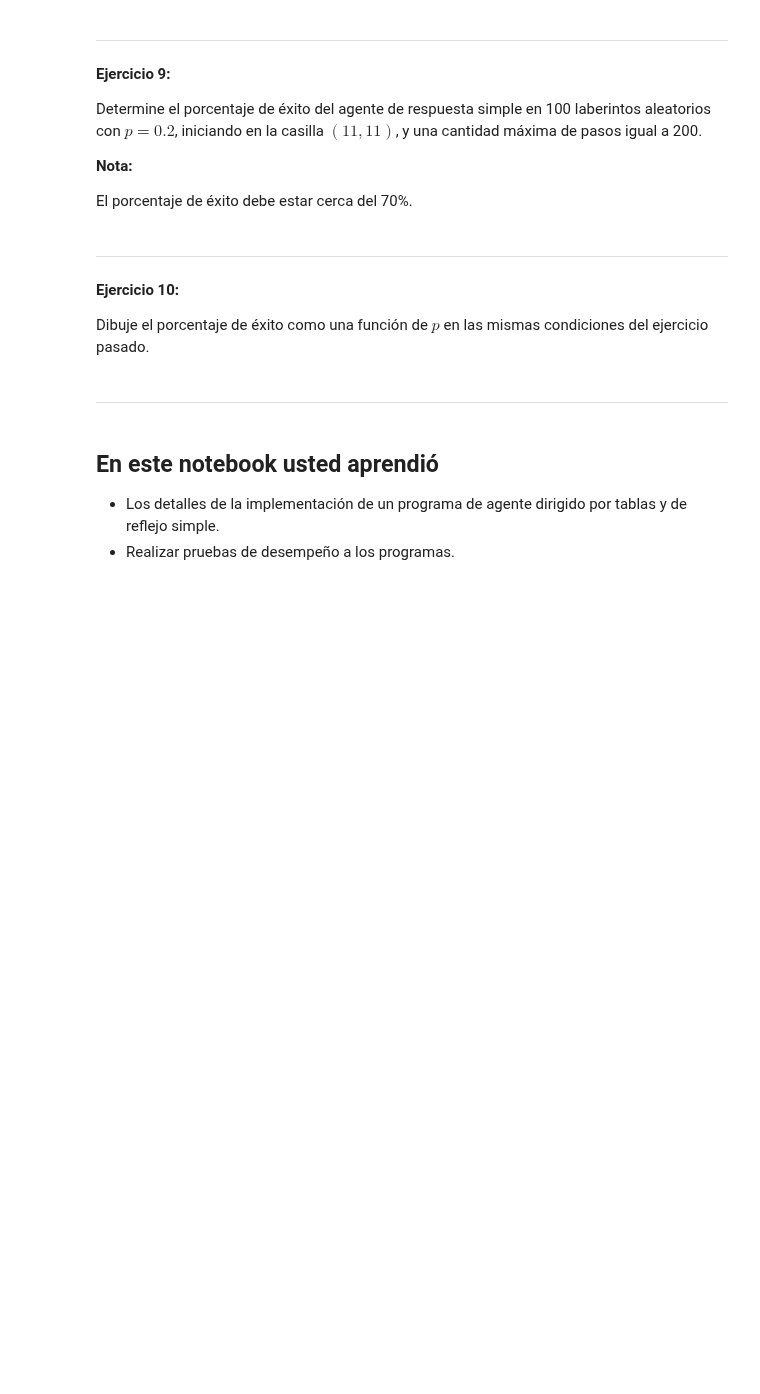
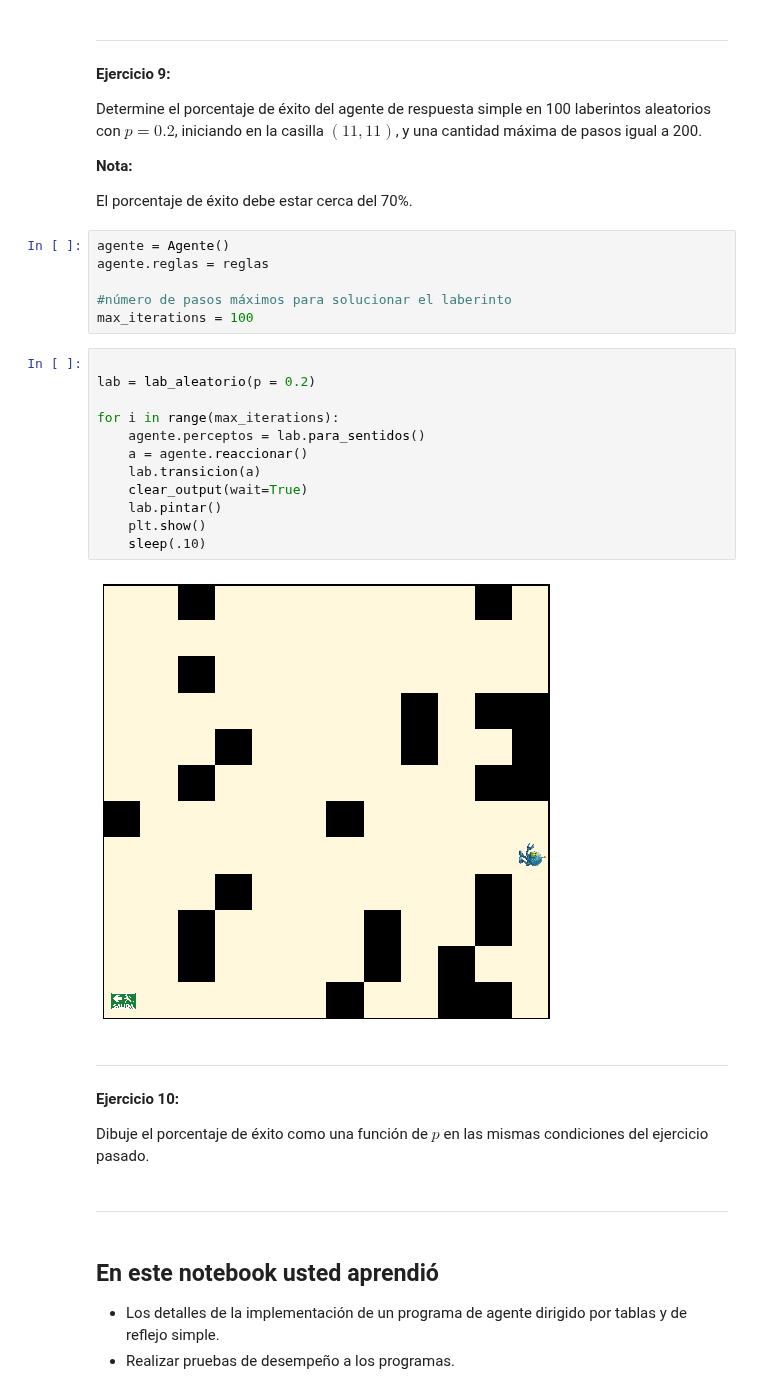
Before and after one commit to DaveAlsina/6toSemestre, a Jupyter notebook: ia/taller/notebook5_1/tipos_agente.ipynb, the cells around one changed output. Cells and saved outputs as stored; diff of their text form; blank space fills up the shorter version.

```diff
--- a/ia/taller/notebook5_1/tipos_agente.ipynb
+++ b/ia/taller/notebook5_1/tipos_agente.ipynb
@@ -487,6 +489,26 @@ Determine el porcentaje de éxito del agente de respuesta simple en 100 laberint
 **Nota:**
 
 El porcentaje de éxito debe estar cerca del 70%.
+# %%
+agente = Agente()
+agente.reglas = reglas
+
+#número de pasos máximos para solucionar el laberinto
+max_iterations = 100
+# %%
+
+lab = lab_aleatorio(p = 0.2)
+
+for i in range(max_iterations):
+    agente.perceptos = lab.para_sentidos()
+    a = agente.reaccionar()
+    lab.transicion(a)
+    clear_output(wait=True)
+    lab.pintar()
+    plt.show()
+    sleep(.10)
+# %% [output]
+[figure, added]
 # %% [markdown]
 ---
 # %% [markdown]
```
Also changed, not shown: parts of 3 cells of this notebook.
